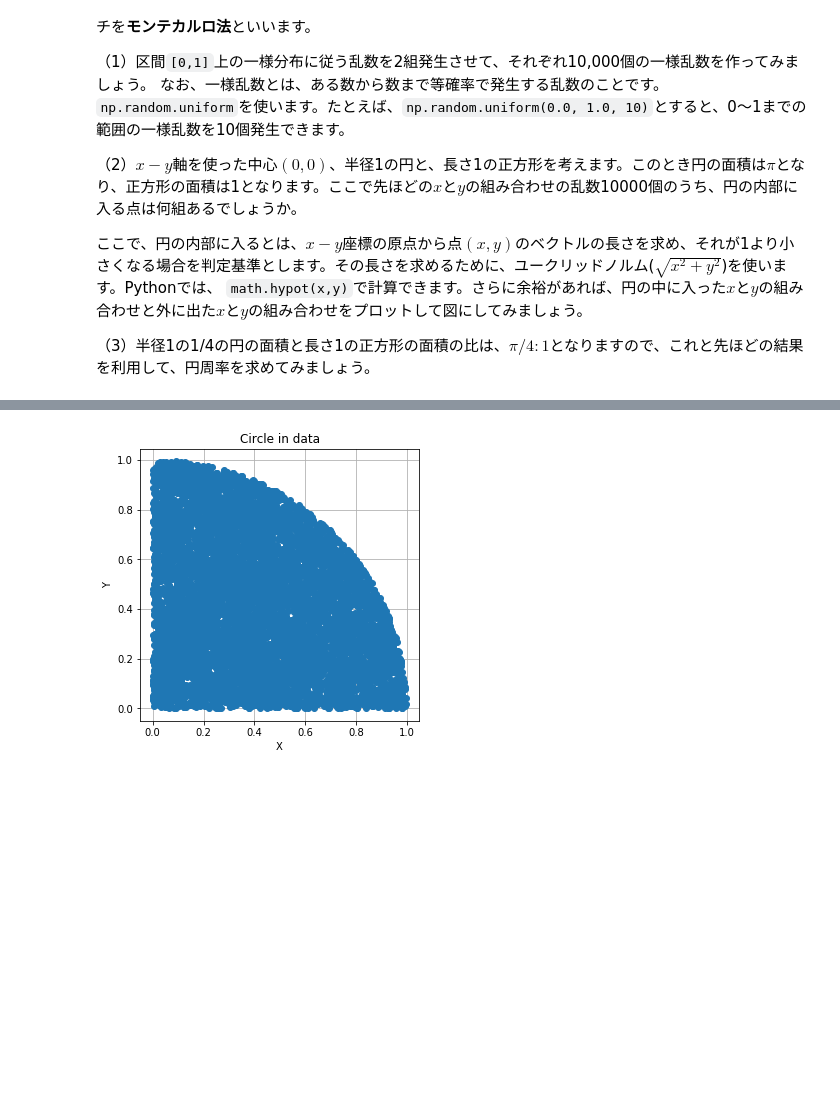
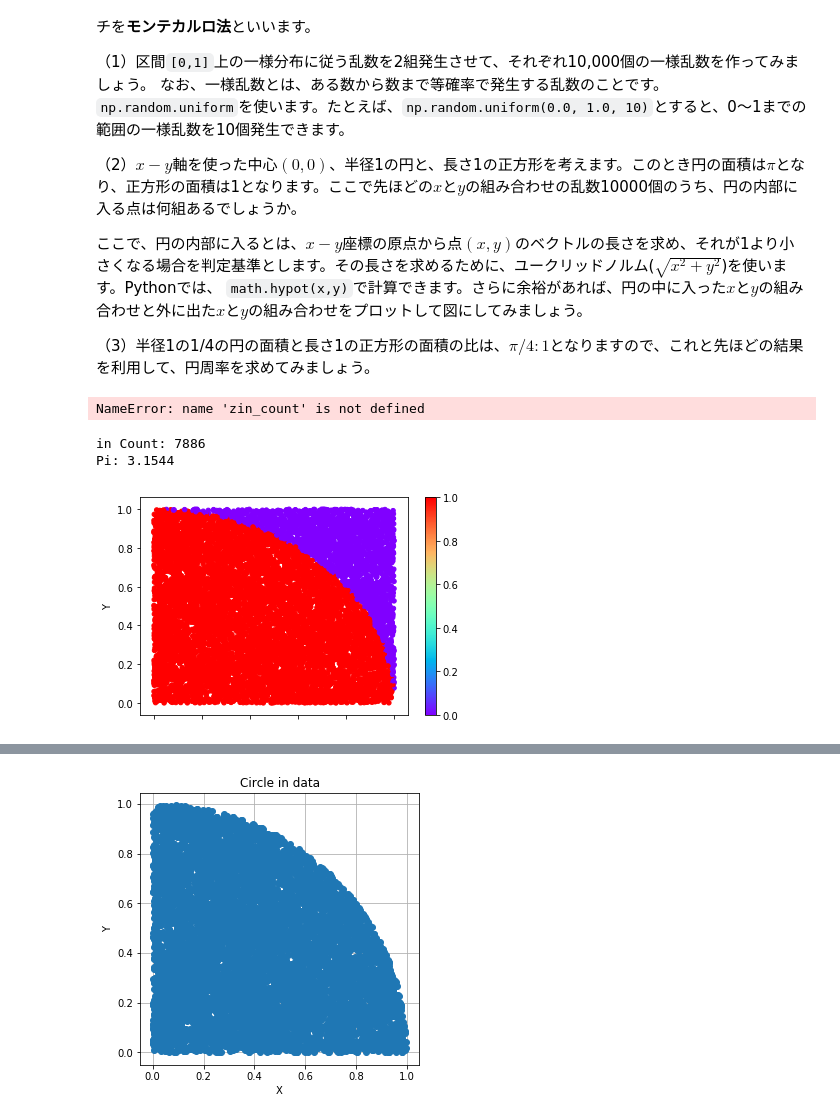
Before and after one commit to takafumi12/tokyou-u_chapters, a Jupyter notebook: GCI2020/week1/chapter2.ipynb, the cells around one changed output, grey strips where cells are left out. Saved outputs shown, nothing was run; the diff lists cells and outputs as text; code cells hidden in the pictures; blank space fills up the shorter version.

```diff
--- a/GCI2020/week1/chapter2.ipynb
+++ b/GCI2020/week1/chapter2.ipynb
@@ -1005,4 +1005,21 @@ $y = 5x + 3$ （$x$は$-10$から$10$の値）のグラフを描いてみまし
 
 
 （3）半径1の1/4の円の面積と長さ1の正方形の面積の比は、$ \pi /4 : 1$となりますので、これと先ほどの結果を利用して、円周率を求めてみましょう。
+# %%
+df_in.plot.scatter(x='x', y='y',c=zin_count, colormap='rainbow')
+# %% [output]
+NameError: name 'zin_count' is not defined
+# %%
+random.seed(0)
+n = 10000
+df = pd.DataFrame(np.random.uniform(0.0, 1.0, (n, 2)), columns=['X', 'Y'], dtype = 'float16')
+df['isIn'] = np.hypot(df['X'],df['Y']) < 1
+inCount = len(df[df['isIn']])
+print('in Count:',inCount)
+df.plot.scatter(x='X', y='Y',c=df.isIn, colormap='rainbow')
+print('Pi:',inCount*4/n)
+# %% [output]
+in Count: 7886
+Pi: 3.1544
+[figure, added]
 # %%
```
Also changed, not shown: parts of 3 cells of this notebook.
